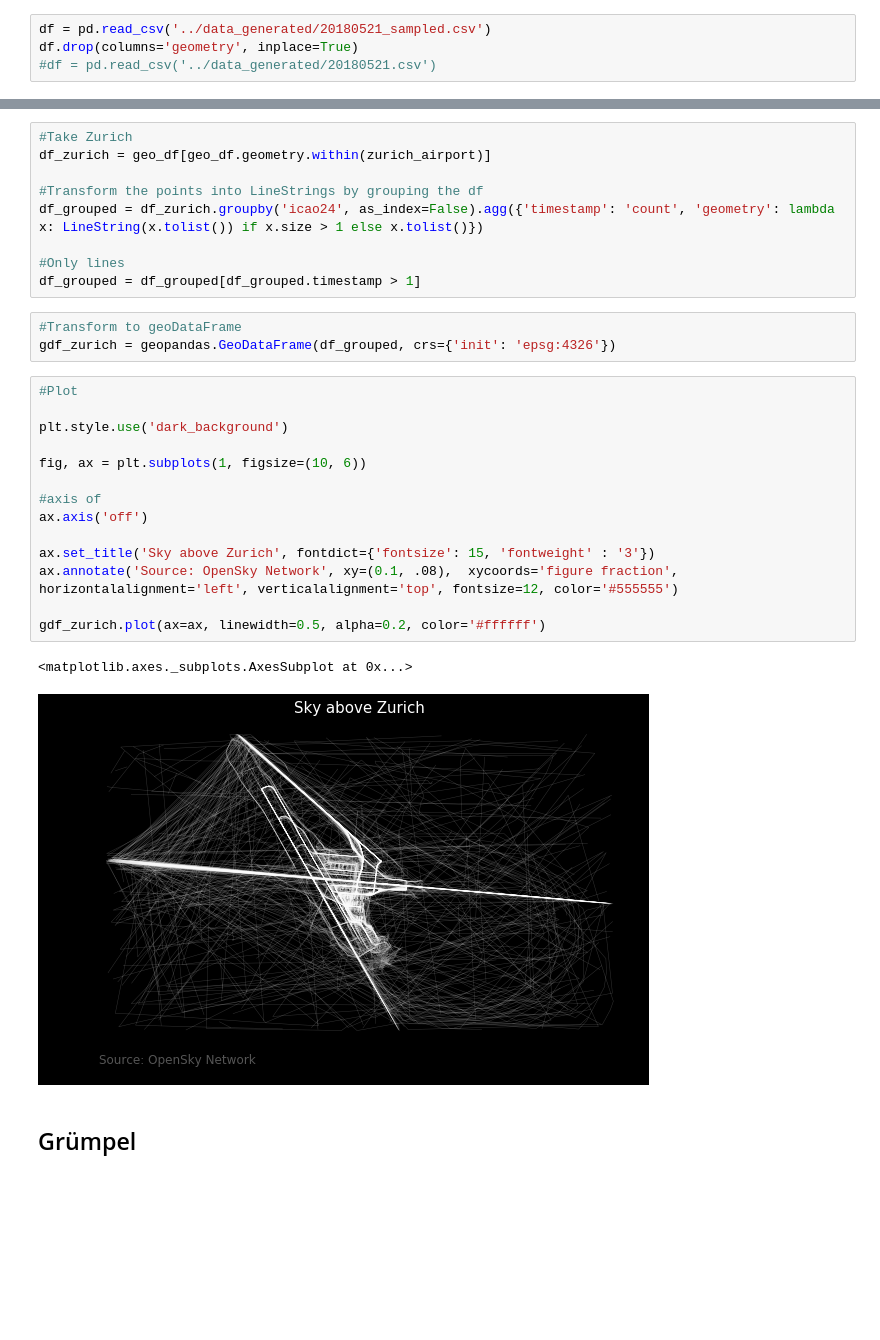
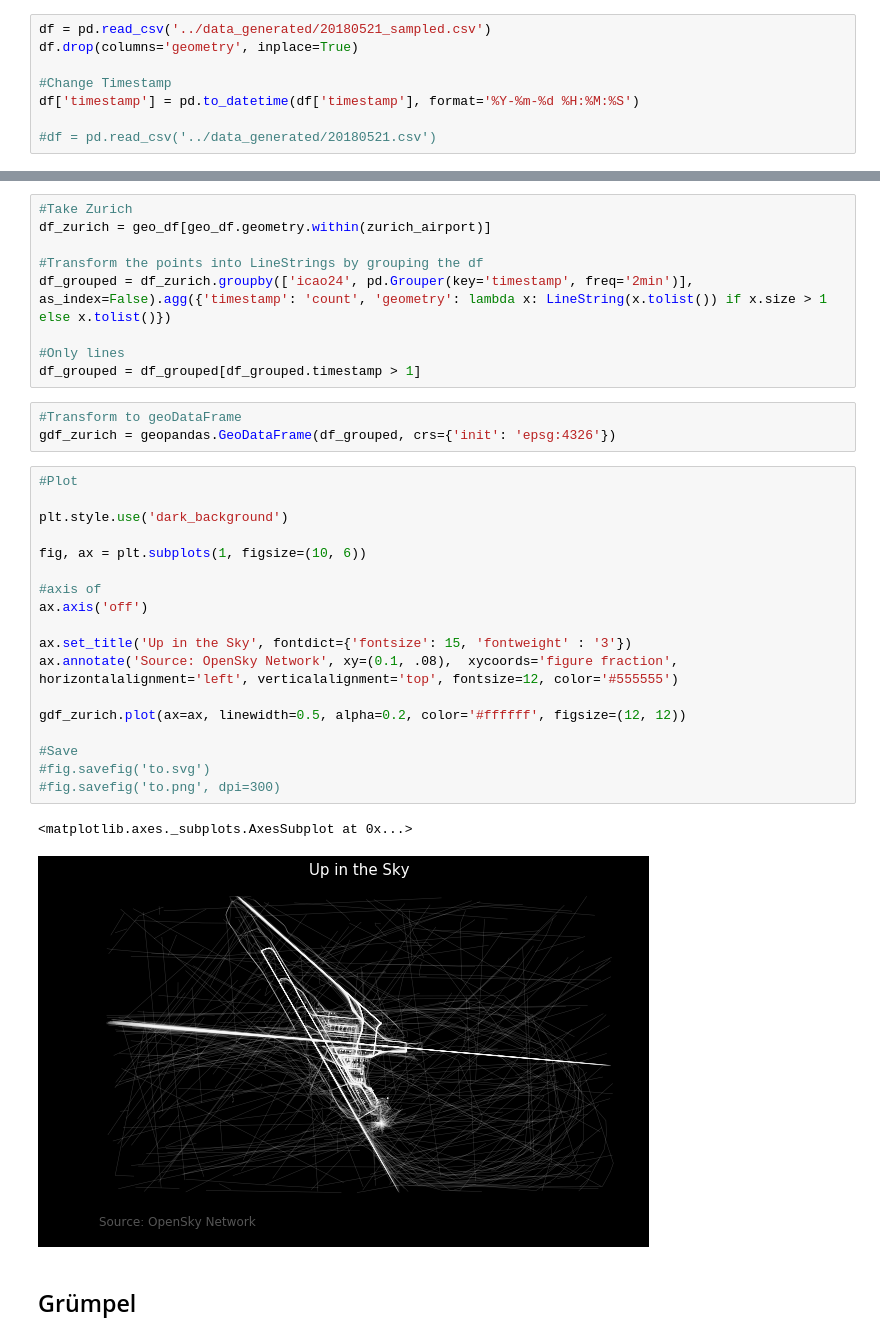
Before and after one commit to blickvisual/doData_quantum, a Jupyter notebook: python/1. plott zurich airport svg.ipynb, the cells around one changed output, grey strips where cells are left out. Drawn from its saved outputs; the diff is of its cells as text; blank space fills up the shorter version.

```diff
--- a/python/1. plott zurich airport svg.ipynb
+++ b/python/1. plott zurich airport svg.ipynb
@@ -21,6 +21,10 @@ Importing CSV
 # %%
 df = pd.read_csv('../data_generated/20180521_sampled.csv')
 df.drop(columns='geometry', inplace=True)
+
+#Change Timestamp
+df['timestamp'] = pd.to_datetime(df['timestamp'], format='%Y-%m-%d %H:%M:%S')
+
 #df = pd.read_csv('../data_generated/20180521.csv')
 # %% [markdown]
 ## Plotting Airport Zurich
@@ -54,7 +64,7 @@ zurich_airport = Polygon(coords)
 df_zurich = geo_df[geo_df.geometry.within(zurich_airport)]
 
 #Transform the points into LineStrings by grouping the df
-df_grouped = df_zurich.groupby('icao24', as_index=False).agg({'timestamp': 'count', 'geometry': lambda x: LineString(x.tolist()) if x.size > 1 else x.tolist()})
+df_grouped = df_zurich.groupby(['icao24', pd.Grouper(key='timestamp', freq='2min')], as_index=False).agg({'timestamp': 'count', 'geometry': lambda x: LineString(x.tolist()) if x.size > 1 else x.tolist()})
 
 #Only lines
 df_grouped = df_grouped[df_grouped.timestamp > 1]
@@ -64,20 +74,24 @@ gdf_zurich = geopandas.GeoDataFrame(df_grouped, crs={'init': 'epsg:4326'})
 # %%
 #Plot
 
 plt.style.use('dark_background')
 
 fig, ax = plt.subplots(1, figsize=(10, 6))
 
 #axis of
 ax.axis('off')
 
-ax.set_title('Sky above Zurich', fontdict={'fontsize': 15, 'fontweight' : '3'})
+ax.set_title('Up in the Sky', fontdict={'fontsize': 15, 'fontweight' : '3'})
 ax.annotate('Source: OpenSky Network', xy=(0.1, .08),  xycoords='figure fraction', horizontalalignment='left', verticalalignment='top', fontsize=12, color='#555555')
 
-gdf_zurich.plot(ax=ax, linewidth=0.5, alpha=0.2, color='#ffffff')
+gdf_zurich.plot(ax=ax, linewidth=0.5, alpha=0.2, color='#ffffff', figsize=(12, 12))
+
+#Save
+#fig.savefig('to.svg')
+#fig.savefig('to.png', dpi=300)
 # %% [output]
 <matplotlib.axes._subplots.AxesSubplot at 0x...>
-[figure, old version]
+[figure, new version]
 # %% [markdown]
 ## Grümpel
 # %%
```
Also changed, not shown: parts of 4 cells of this notebook.
